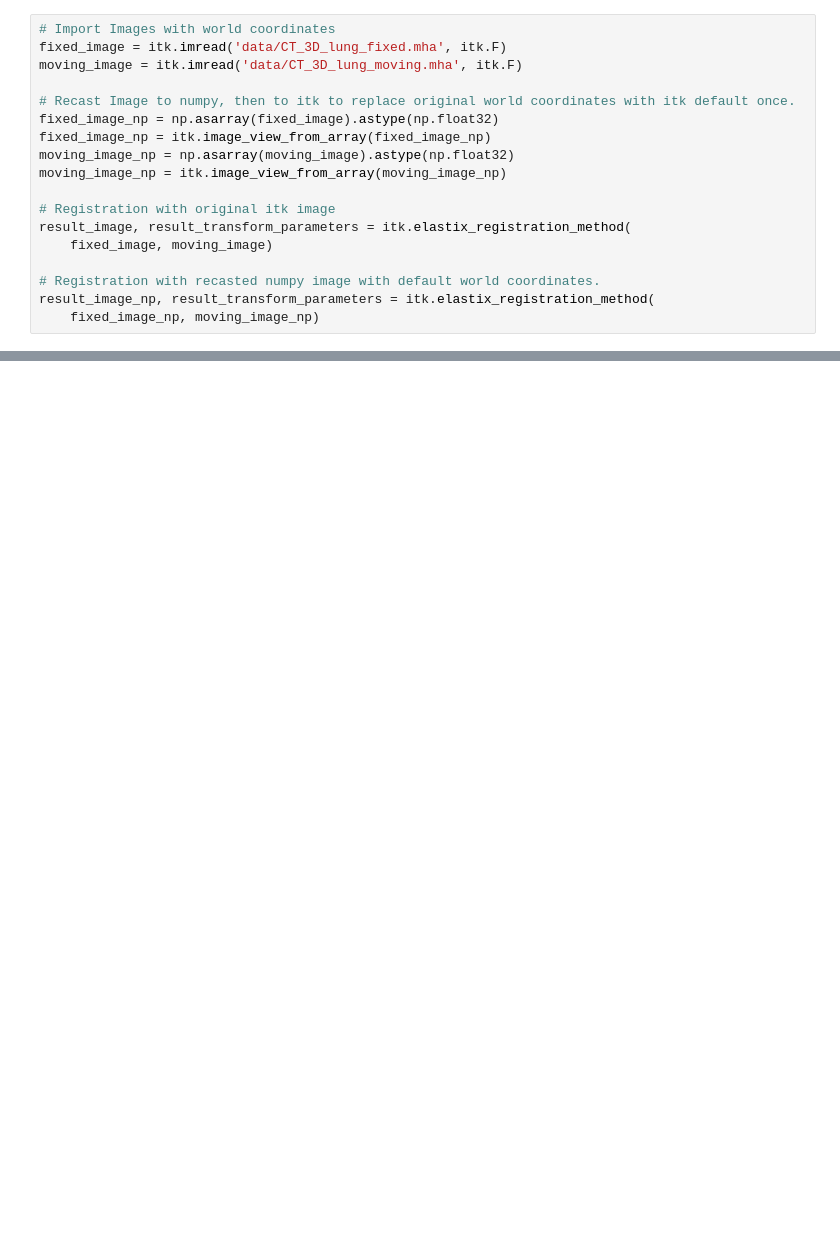
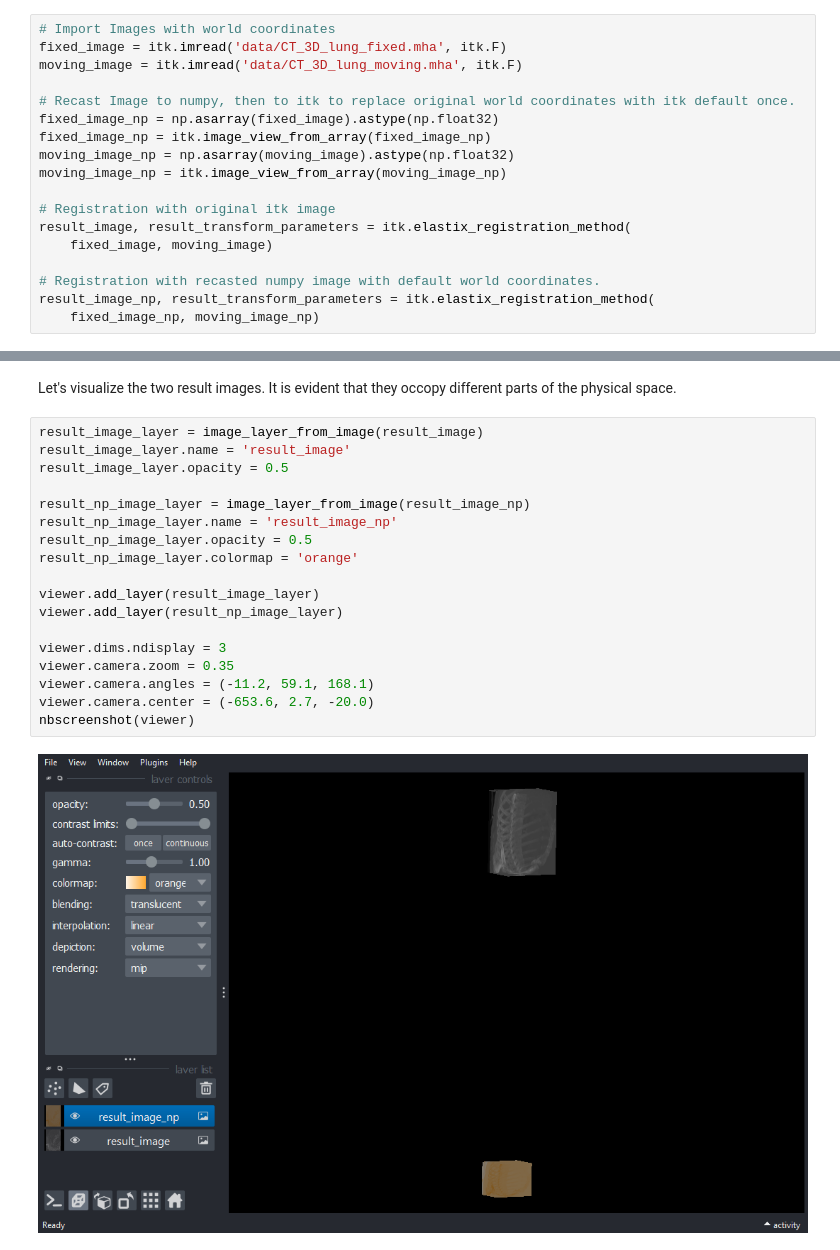
Before and after one commit to InsightSoftwareConsortium/ITKElastix, a Jupyter notebook: examples/ITK_Example14_WorldCoordinatesExplanation_Napari.ipynb, the cells around one changed output, grey strips where cells are left out. Saved outputs shown, nothing was run; the diff lists cells and outputs as text; blank space fills up the shorter version.

```diff
--- a/examples/ITK_Example14_WorldCoordinatesExplanation_Napari.ipynb
+++ b/examples/ITK_Example14_WorldCoordinatesExplanation_Napari.ipynb
@@ -39,0 +44,22 @@ AppLayout(children=(HBox(children=(Label(value='Link:'), Checkbox(value=False, d
+# %% [markdown]
+Let's visualize the two result images. It is evident that they occopy different parts of the physical space.
+# %%
+result_image_layer = image_layer_from_image(result_image)
+result_image_layer.name = 'result_image'
+result_image_layer.opacity = 0.5
+
+result_np_image_layer = image_layer_from_image(result_image_np)
+result_np_image_layer.name = 'result_image_np'
+result_np_image_layer.opacity = 0.5
+result_np_image_layer.colormap = 'orange'
+
+viewer.add_layer(result_image_layer)
+viewer.add_layer(result_np_image_layer)
+
+viewer.dims.ndisplay = 3
+viewer.camera.zoom = 0.35
+viewer.camera.angles = (-11.2, 59.1, 168.1)
+viewer.camera.center = (-653.6, 2.7, -20.0)
+nbscreenshot(viewer)
+# %% [output]
+[figure, added]
```
Also changed, not shown: parts of 11 cells of this notebook, 2 other files.
